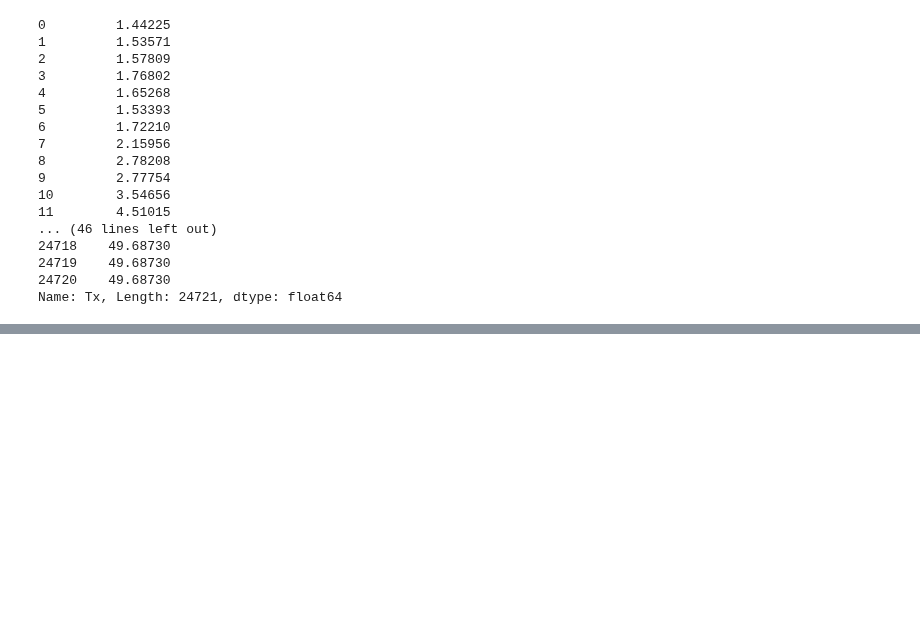
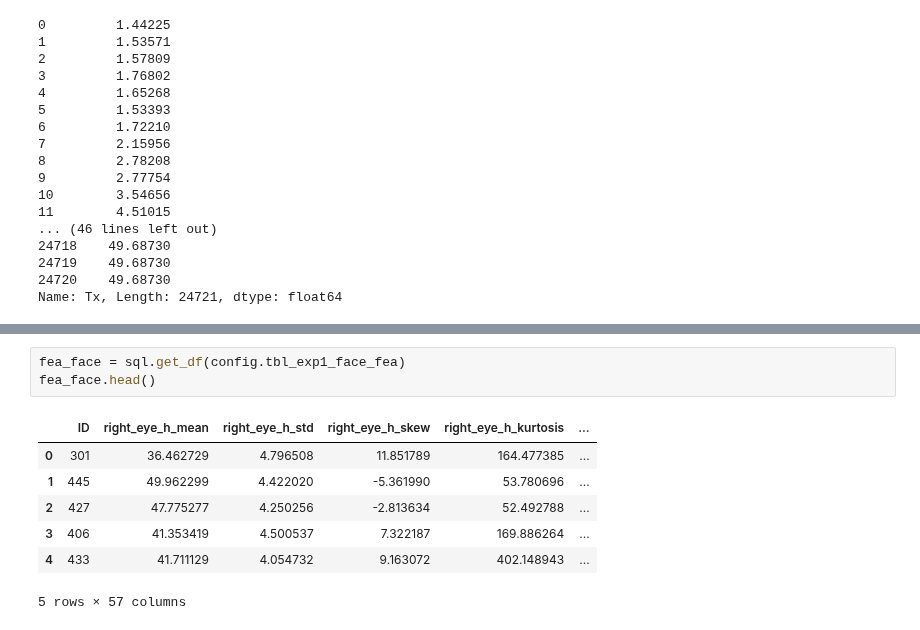
Before and after one commit to LouisYZK/dds-avec2019, a Jupyter notebook: explore.ipynb, the cells around one changed output, grey strips where cells are left out. Cells and saved outputs as stored; diff of their text form; blank space fills up the shorter version.

```diff
--- a/explore.ipynb
+++ b/explore.ipynb
@@ -217,0 +302,11 @@ Name: Tx, Length: 24721, dtype: float64
+# %%
+fea_face = sql.get_df(config.tbl_exp1_face_fea)
+fea_face.head()
+# %% [output]
+|  | ID | right_eye_h_mean | right_eye_h_std | right_eye_h_skew | right_eye_h_kurtosis | ... |
+| 0 | 301 | 36.462729 | 4.796508 | 11.851789 | 164.477385 | ... |
+| 1 | 445 | 49.962299 | 4.422020 | -5.361990 | 53.780696 | ... |
+| 2 | 427 | 47.775277 | 4.250256 | -2.813634 | 52.492788 | ... |
+| 3 | 406 | 41.353419 | 4.500537 | 7.322187 | 169.886264 | ... |
+| 4 | 433 | 41.711129 | 4.054732 | 9.163072 | 402.148943 | ... |
+5 rows × 57 columns
```
Also changed, not shown: parts of 10 cells of this notebook, 5 other files.
